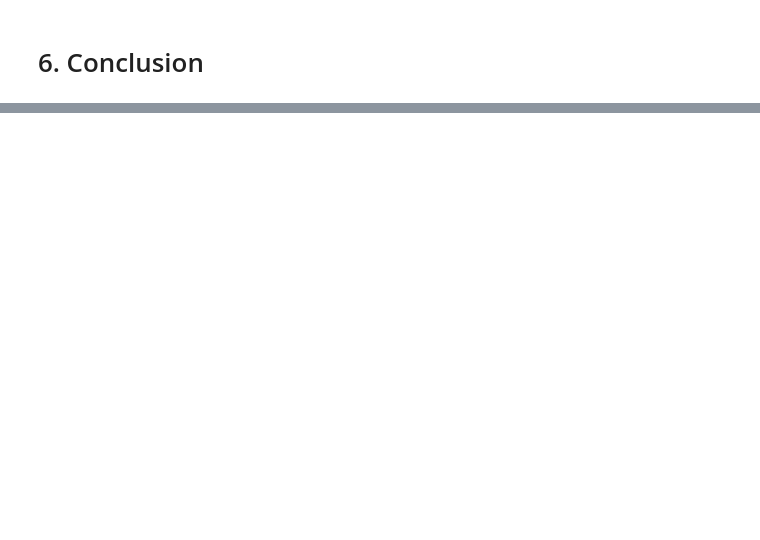
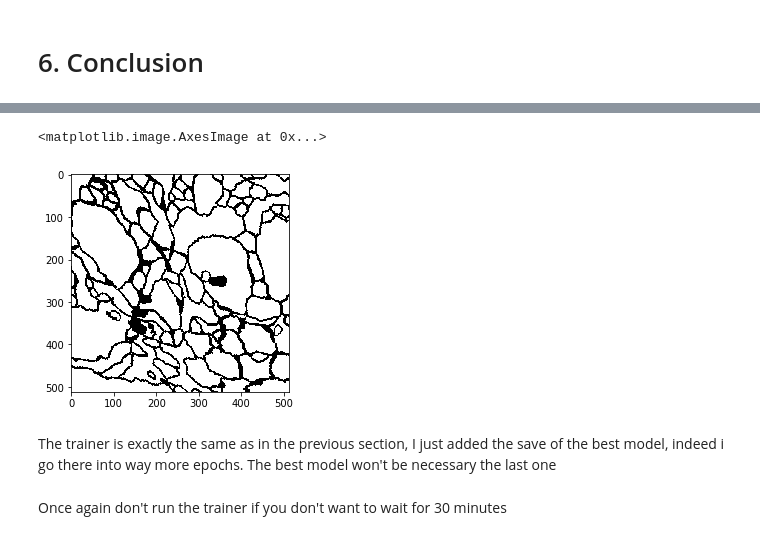
Before and after one commit to LouisRouss/BE-UNET, a Jupyter notebook: BE_Unet.ipynb, the cells around one changed output, grey strips where cells are left out. Cells and saved outputs as stored; diff of their text form; code cells hidden in the pictures; blank space fills up the shorter version.

```diff
--- a/BE_Unet.ipynb
+++ b/BE_Unet.ipynb
@@ -829,0 +885,7 @@ For the second dataset I didn't have access a validation set, we have good resul
+# %%
+plt.imshow(target.resize(512,512),cmap='gray')
+# %% [output]
+<matplotlib.image.AxesImage at 0x...>
+[figure, added]
+# %% [markdown]
+The trainer is exactly the same as in the previous section, I just added the save of the best model, indeed i go there into way more epochs. The best model won't be necessary the last one
@@ -829,0 +942,2 @@ For the second dataset I didn't have access a validation set, we have good resul
+# %% [markdown]
+Once again don't run the trainer if you don't want to wait for 30 minutes
```
Also changed, not shown: parts of 34 cells of this notebook, 5 other files.
